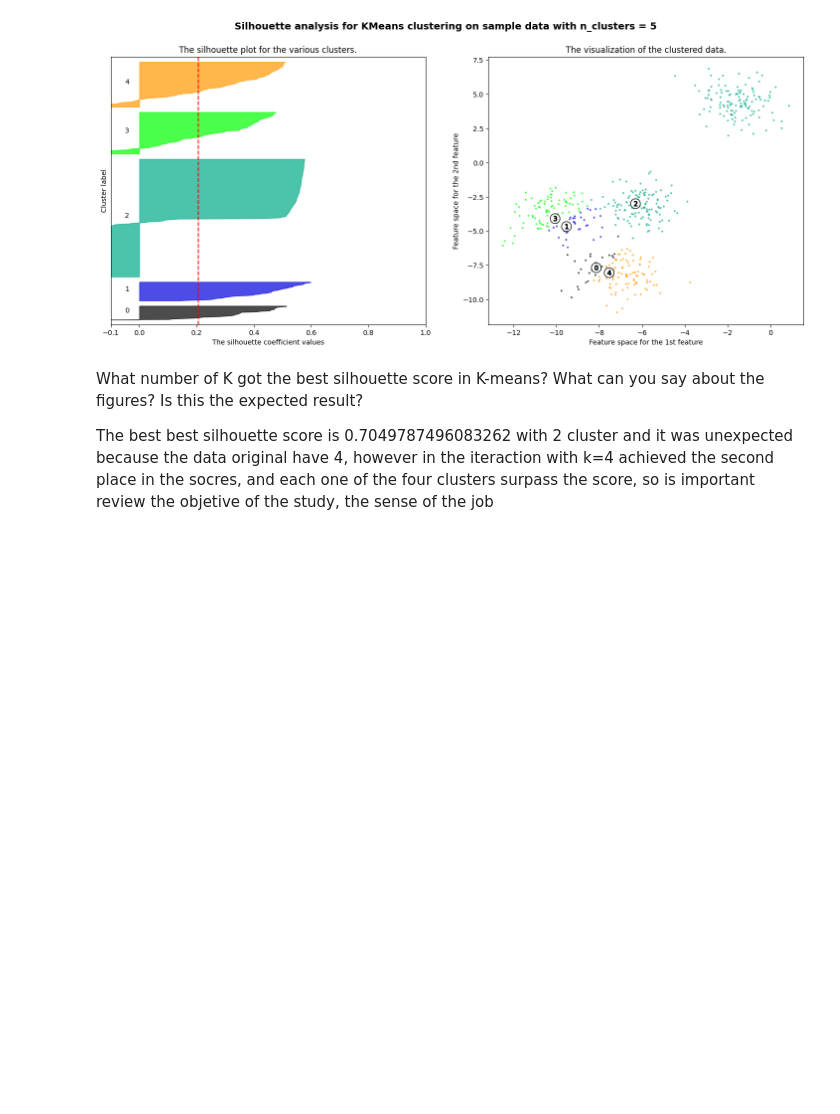
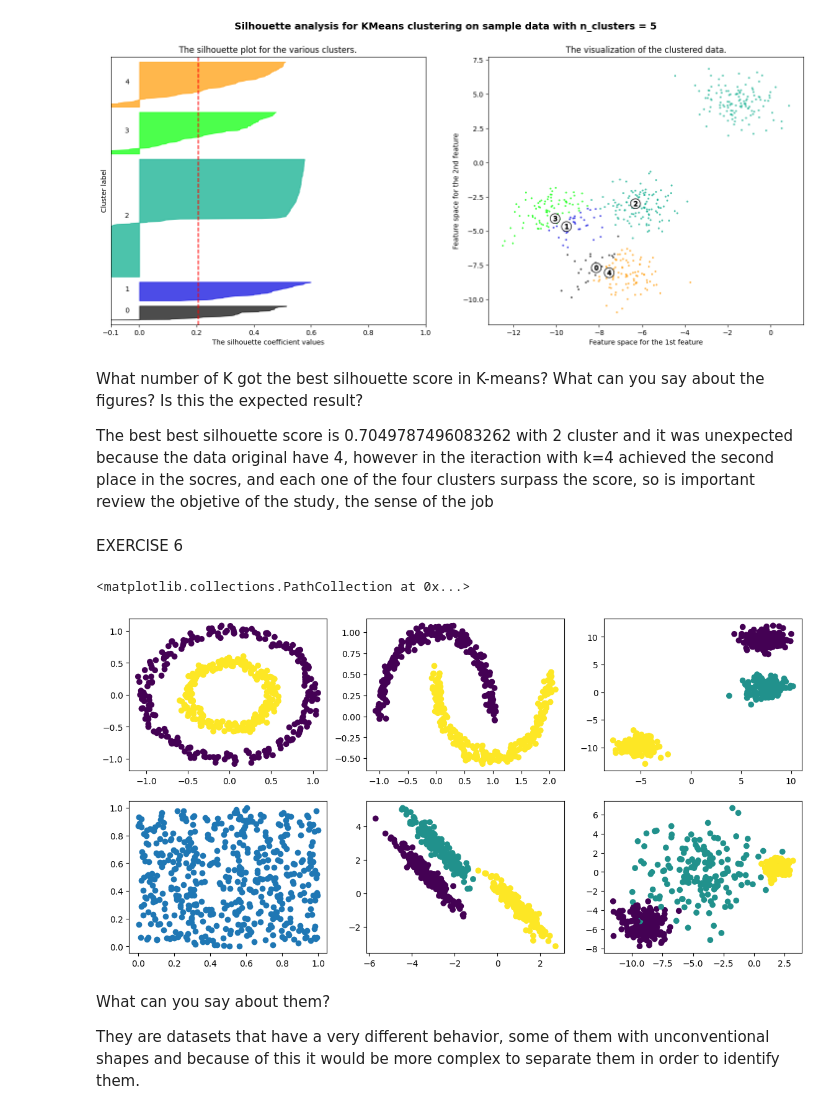
Before and after one commit to alejandrocorrealoaiza1/Clustering, a Jupyter notebook: Exercises.ipynb, the cells around one changed output. Drawn from its saved outputs; the diff is of its cells as text; code cells hidden in the pictures; blank space fills up the shorter version.

```diff
--- a/Exercises.ipynb
+++ b/Exercises.ipynb
@@ -310,3 +324,44 @@ What number of K got the best silhouette score in K-means? What can you say abou
 expected result?
 
 The best best silhouette score is 0.7049787496083262 with 2 cluster and it was unexpected because the data original have 4, however in the iteraction with k=4 achieved the second place in the socres, and each one of the four clusters surpass the score, so is important review the objetive of the study, the sense of the job
+# %% [markdown]
+EXERCISE 6
+# %%
+from sklearn import cluster, datasets, mixture
+# ============
+# Generate datasets. We choose the size big enough to see the scalability
+# of the algorithms, but not too big to avoid too long running times
+# ============
+n_samples = 500
+noisy_circles = datasets.make_circles(n_samples=n_samples, factor=0.5, noise=0.05)
+noisy_moons = datasets.make_moons(n_samples=n_samples, noise=0.05)
+blobs = datasets.make_blobs(n_samples=n_samples, random_state=8)
+no_structure = np.random.rand(n_samples, 2), None
+
+# Anisotropically distributed data
+random_state = 170
+X, y = datasets.make_blobs(n_samples=n_samples, random_state=random_state)
+transformation = [[0.6, -0.6], [-0.4, 0.8]]
+X_aniso = np.dot(X, transformation)
+aniso = (X_aniso, y)
+
+# blobs with varied variances
+varied = datasets.make_blobs(n_samples=n_samples, cluster_std=[1.0, 2.5, 0.5], random_state=random_state)
+# %%
+#Plot the different datasets in separate figures.
+
+fig, axes = plt.subplots(2,3, figsize= (14,7))
+
+axes[0,0].scatter(noisy_circles[0][:, 0], noisy_circles[0][:, 1], c = noisy_circles[1])
+axes[0,1].scatter(noisy_moons[0][:, 0], noisy_moons[0][:, 1], c = noisy_moons[1])
+axes[0,2].scatter(blobs[0][:, 0], blobs[0][:, 1], c = blobs[1])
+axes[1,0].scatter(no_structure[0][:, 0], no_structure[0][:, 1], c = no_structure[1])
+axes[1,1].scatter(aniso[0][:, 0], aniso[0][:, 1], c = aniso[1])
+axes[1,2].scatter(varied[0][:, 0], varied[0][:, 1], c = varied[1])
+# %% [output]
+<matplotlib.collections.PathCollection at 0x...>
+[figure, added]
+# %% [markdown]
+What can you say about them?
+
+They are datasets that have a very different behavior, some of them with unconventional shapes and because of this it would be more complex to separate them in order to identify them.
```
Also changed, not shown: parts of 2 cells of this notebook.
